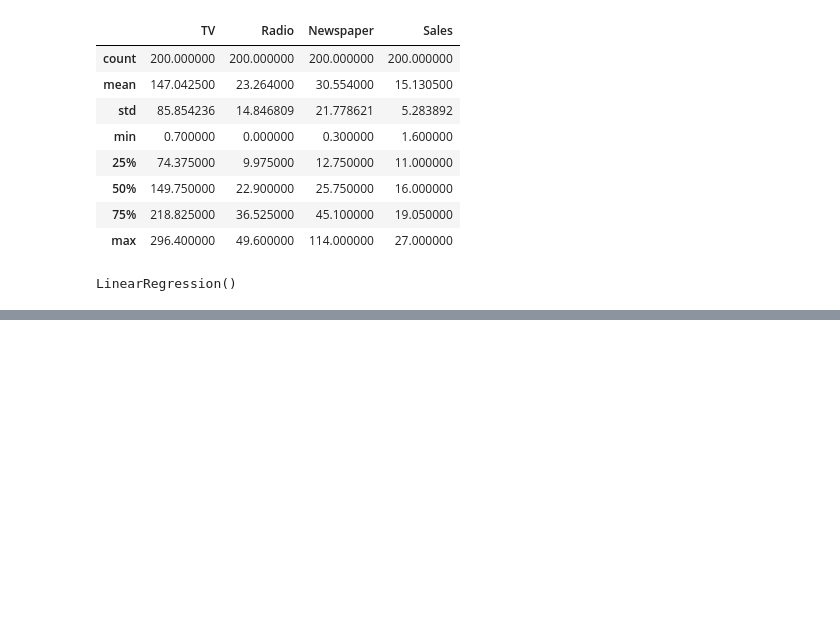
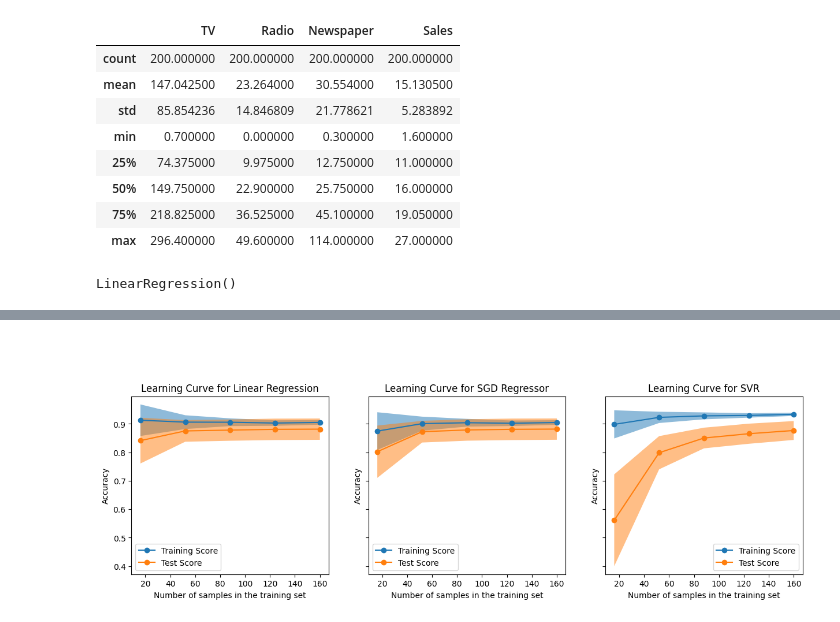
Before and after one commit to tanjaimpens/Machine-learning, a Jupyter notebook: Advertising.ipynb, the cells around one changed output, grey strips where cells are left out. Drawn from its saved outputs; the diff is of its cells as text; code cells hidden in the pictures; blank space fills up the shorter version.

```diff
--- a/Advertising.ipynb
+++ b/Advertising.ipynb
@@ -88,0 +96,7 @@ plt.show()
+# %%
+regr = linear_model.LinearRegression(fit_intercept = True)
+sgd = make_pipeline(StandardScaler(),SGDRegressor(max_iter=1000, tol=1e-3))
+svr = make_pipeline(StandardScaler(), SVR(C=1.0, epsilon=0.2))
+# %%
+X = df[["TV","Radio","Newspaper"]].to_numpy()
+y = df["Sales"].to_numpy()
@@ -88,0 +123,27 @@ plt.show()
+# %% [markdown]
+#
+# %%
+from sklearn.model_selection import LearningCurveDisplay, ShuffleSplit
+
+fig, ax = plt.subplots(nrows=1, ncols=3, figsize=(15, 4), sharey=True)
+
+common_params = {
+    "X": X,
+    "y": y,
+    "train_sizes": np.linspace(0.1, 1.0, 5),
+    "cv": ShuffleSplit(n_splits=50, test_size=0.2, random_state=0),
+    "score_type": "both",
+    "n_jobs": 4,
+    "line_kw": {"marker": "o"},
+    "std_display_style": "fill_between",
+    "score_name": "Accuracy",
+}
+
+titles = ["Linear Regression", "SGD Regressor", "SVR"]
+for ax_idx, estimator in enumerate([regr,sgd,svr]):
+    LearningCurveDisplay.from_estimator(estimator, **common_params, ax=ax[ax_idx])
+    handles, label = ax[ax_idx].get_legend_handles_labels()
+    ax[ax_idx].legend(handles[:2], ["Training Score", "Test Score"])
+    ax[ax_idx].set_title(f"Learning Curve for {titles[ax_idx]}")
+# %% [output]
+[figure, added]
```
Also changed, not shown: parts of 6 cells of this notebook, 1 other file.
